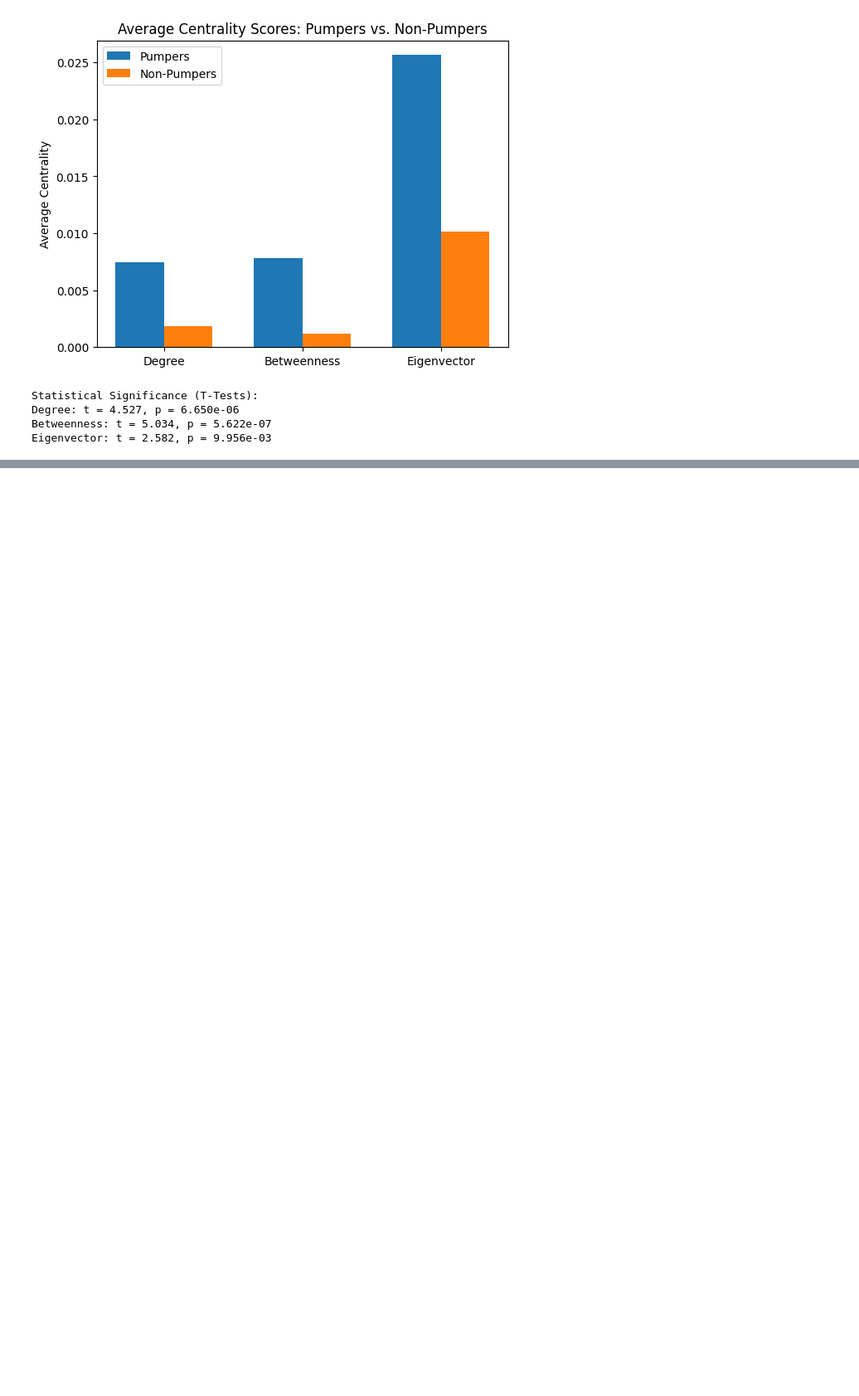
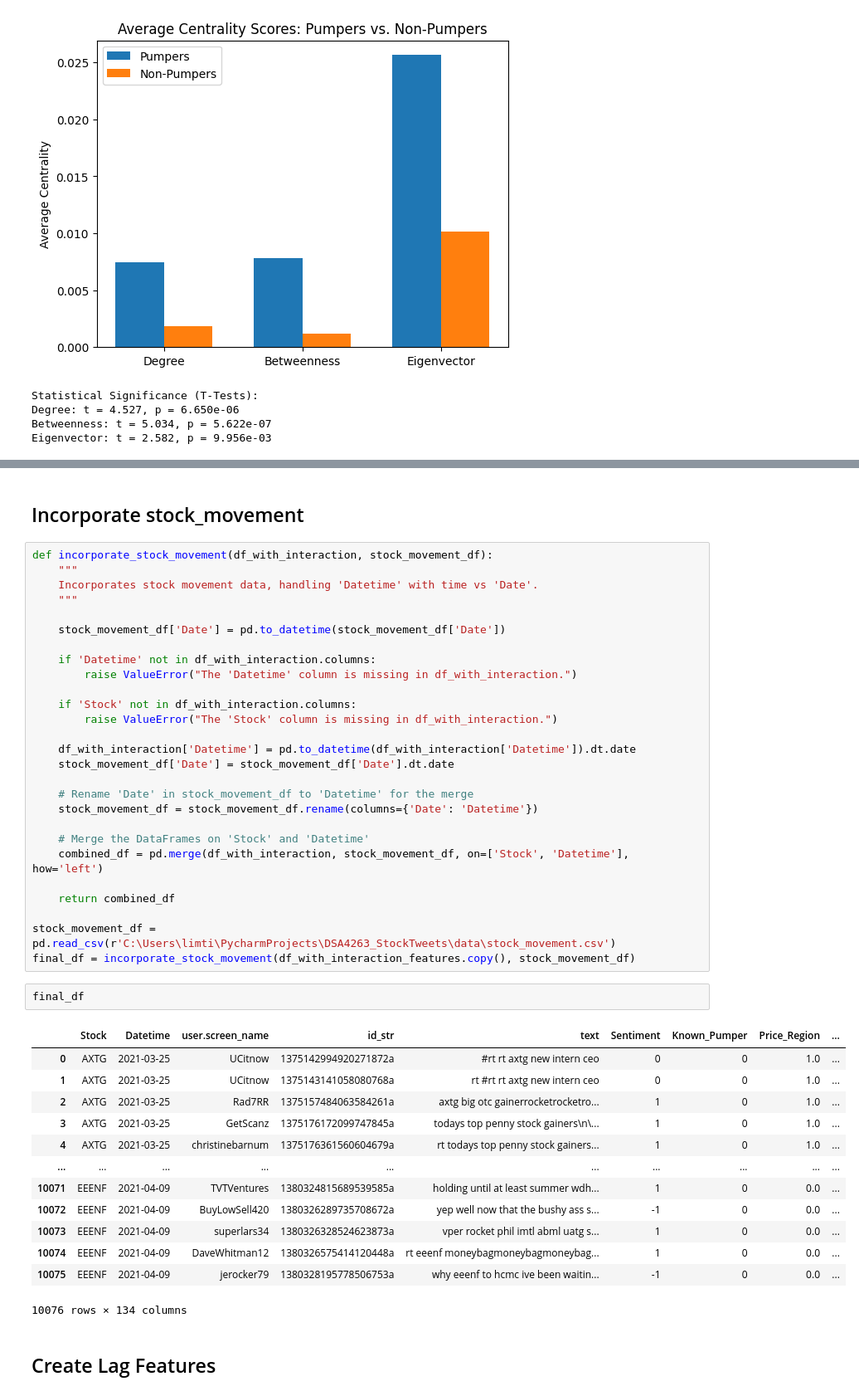
Before and after one commit to DominicCheongChengHung/DSA4263_StockTweets, a Jupyter notebook: network_analysis.ipynb, the cells around one changed output, grey strips where cells are left out. Shown at 83% size. Saved outputs shown, nothing was run; the diff lists cells and outputs as text; blank space fills up the shorter version.

```diff
--- a/network_analysis.ipynb
+++ b/network_analysis.ipynb
@@ -384,0 +659,47 @@ Results saved to pumper_network_analysis_results.pkl
+# %% [markdown]
+## Incorporate stock_movement
+# %%
+def incorporate_stock_movement(df_with_interaction, stock_movement_df):
+    """
+    Incorporates stock movement data, handling 'Datetime' with time vs 'Date'.
+    """
+
+    stock_movement_df['Date'] = pd.to_datetime(stock_movement_df['Date'])
+
+    if 'Datetime' not in df_with_interaction.columns:
+        raise ValueError("The 'Datetime' column is missing in df_with_interaction.")
+
+    if 'Stock' not in df_with_interaction.columns:
+        raise ValueError("The 'Stock' column is missing in df_with_interaction.")
+
+    df_with_interaction['Datetime'] = pd.to_datetime(df_with_interaction['Datetime']).dt.date
+    stock_movement_df['Date'] = stock_movement_df['Date'].dt.date
+
+    # Rename 'Date' in stock_movement_df to 'Datetime' for the merge
+    stock_movement_df = stock_movement_df.rename(columns={'Date': 'Datetime'})
+
+    # Merge the DataFrames on 'Stock' and 'Datetime'
+    combined_df = pd.merge(df_with_interaction, stock_movement_df, on=['Stock', 'Datetime'], how='left')
+
+    return combined_df
+
+stock_movement_df = pd.read_csv(r'C:\Users\limti\PycharmProjects\DSA4263_StockTweets\data\stock_movement.csv')
+final_df = incorporate_stock_movement(df_with_interaction_features.copy(), stock_movement_df)
+# %%
+final_df
+# %% [output]
+|  | Stock | Datetime | user.screen_name | id_str | text | Sentiment | Known_Pumper | Price_Region | ... |
+| 0 | AXTG | 2021-03-25 | UCitnow | 1375142994920271872a | #rt rt axtg new intern ceo | 0 | 0 | 1.0 | ... |
+| 1 | AXTG | 2021-03-25 | UCitnow | 1375143141058080768a | rt #rt rt axtg new intern ceo | 0 | 0 | 1.0 | ... |
+| 2 | AXTG | 2021-03-25 | Rad7RR | 1375157484063584261a | axtg big otc gainerrocketrocketro... | 1 | 0 | 1.0 | ... |
+| 3 | AXTG | 2021-03-25 | GetScanz | 1375176172099747845a | todays top penny stock gainers\n\... | 1 | 0 | 1.0 | ... |
+| 4 | AXTG | 2021-03-25 | christinebarnum | 1375176361560604679a | rt todays top penny stock gainers... | 1 | 0 | 1.0 | ... |
+| ... | ... | ... | ... | ... | ... | ... | ... | ... | ... |
+| 10071 | EEENF | 2021-04-09 | TVTVentures | 1380324815689539585a | holding until at least summer wdh... | 1 | 0 | 0.0 | ... |
+| 10072 | EEENF | 2021-04-09 | BuyLowSell420 | 1380326289735708672a | yep well now that the bushy ass s... | -1 | 0 | 0.0 | ... |
+| 10073 | EEENF | 2021-04-09 | superlars34 | 1380326328524623873a | vper rocket phil imtl abml uatg s... | 1 | 0 | 0.0 | ... |
+| 10074 | EEENF | 2021-04-09 | DaveWhitman12 | 1380326575414120448a | rt eeenf moneybagmoneybagmoneybag... | 1 | 0 | 0.0 | ... |
+| 10075 | EEENF | 2021-04-09 | jerocker79 | 1380328195778506753a | why eeenf to hcmc ive been waitin... | -1 | 0 | 0.0 | ... |
+10076 rows × 134 columns
+# %% [markdown]
+## Create Lag Features
```
Also changed, not shown: parts of 23 cells of this notebook, 3 other files.
